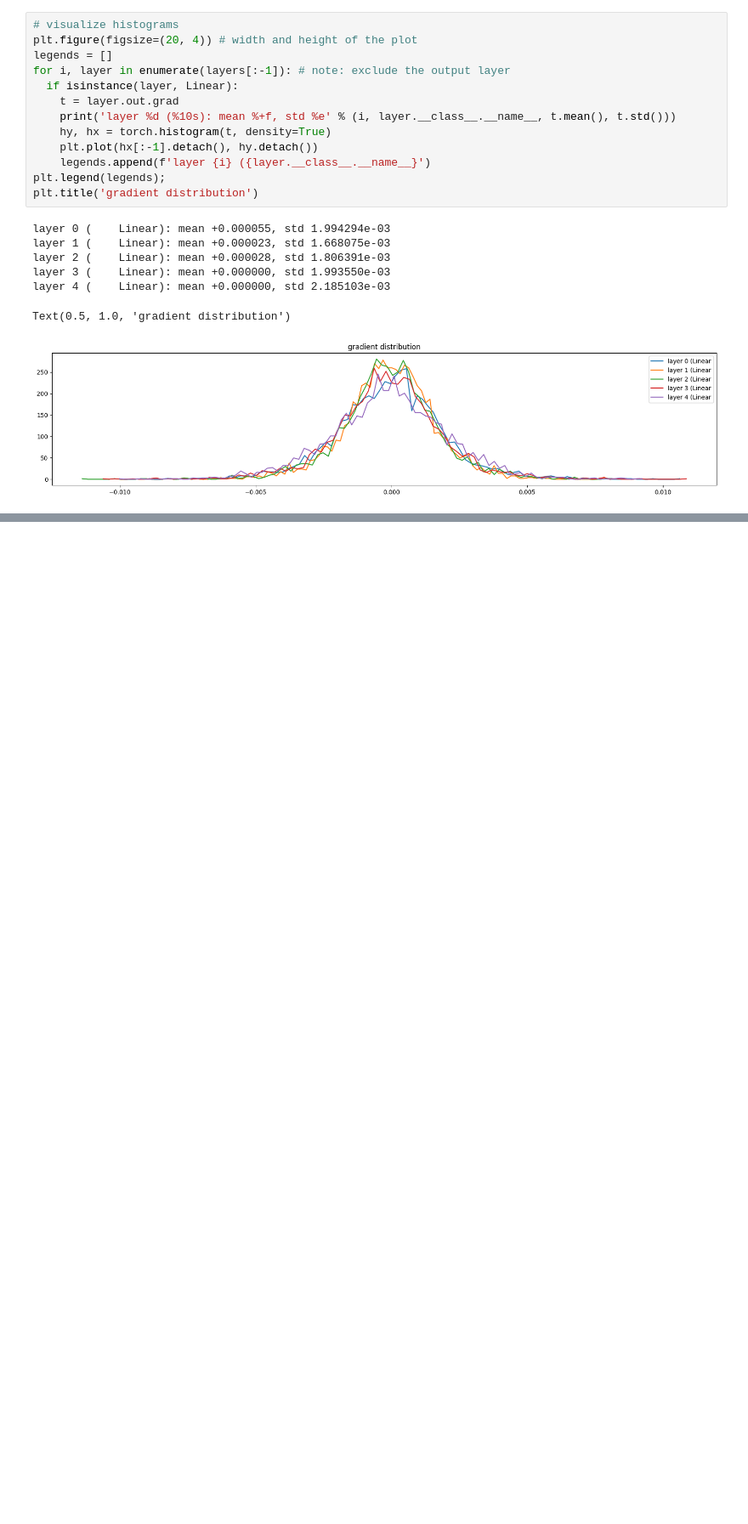
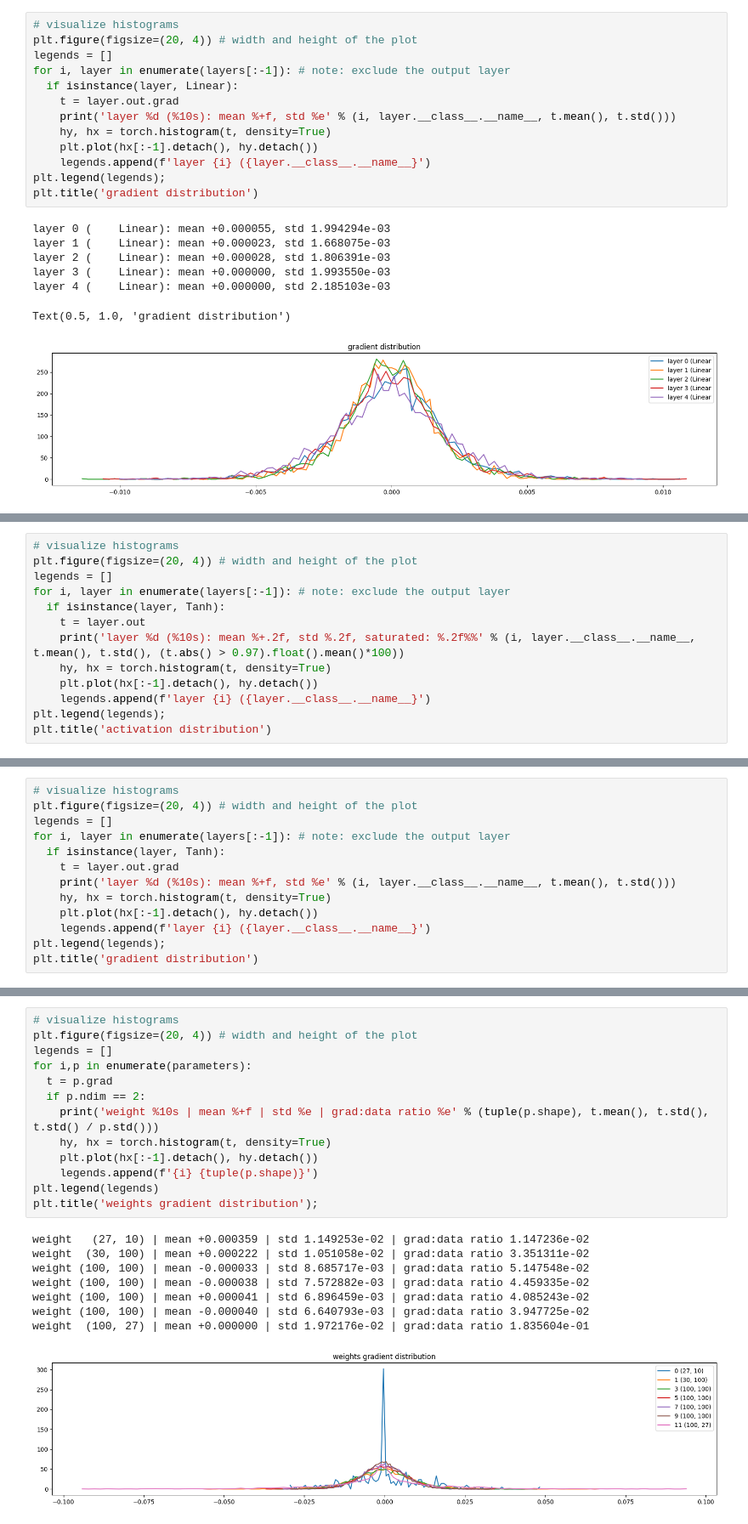
Before and after one commit to vidyabhandary/nanogpt, a Jupyter notebook: Makemore_part3_bn.ipynb, the cells around one changed output, grey strips where cells are left out. Shown at 85% size. Saved outputs shown, nothing was run; the diff lists cells and outputs as text; blank space fills up the shorter version.

```diff
--- a/Makemore_part3_bn.ipynb
+++ b/Makemore_part3_bn.ipynb
@@ -1218,0 +1361,13 @@ Text(0.5, 1.0, 'gradient distribution')
+# %%
+# visualize histograms
+plt.figure(figsize=(20, 4)) # width and height of the plot
+legends = []
+for i, layer in enumerate(layers[:-1]): # note: exclude the output layer
+  if isinstance(layer, Tanh):
+    t = layer.out
+    print('layer %d (%10s): mean %+.2f, std %.2f, saturated: %.2f%%' % (i, layer.__class__.__name__, t.mean(), t.std(), (t.abs() > 0.97).float().mean()*100))
+    hy, hx = torch.histogram(t, density=True)
+    plt.plot(hx[:-1].detach(), hy.detach())
+    legends.append(f'layer {i} ({layer.__class__.__name__}')
+plt.legend(legends);
+plt.title('activation distribution')
@@ -1218,0 +1382,13 @@ Text(0.5, 1.0, 'gradient distribution')
+# %%
+# visualize histograms
+plt.figure(figsize=(20, 4)) # width and height of the plot
+legends = []
+for i, layer in enumerate(layers[:-1]): # note: exclude the output layer
+  if isinstance(layer, Tanh):
+    t = layer.out.grad
+    print('layer %d (%10s): mean %+f, std %e' % (i, layer.__class__.__name__, t.mean(), t.std()))
+    hy, hx = torch.histogram(t, density=True)
+    plt.plot(hx[:-1].detach(), hy.detach())
+    legends.append(f'layer {i} ({layer.__class__.__name__}')
+plt.legend(legends);
+plt.title('gradient distribution')
@@ -1218,0 +1403,22 @@ Text(0.5, 1.0, 'gradient distribution')
+# %%
+# visualize histograms
+plt.figure(figsize=(20, 4)) # width and height of the plot
+legends = []
+for i,p in enumerate(parameters):
+  t = p.grad
+  if p.ndim == 2:
+    print('weight %10s | mean %+f | std %e | grad:data ratio %e' % (tuple(p.shape), t.mean(), t.std(), t.std() / p.std()))
+    hy, hx = torch.histogram(t, density=True)
+    plt.plot(hx[:-1].detach(), hy.detach())
+    legends.append(f'{i} {tuple(p.shape)}')
+plt.legend(legends)
+plt.title('weights gradient distribution');
+# %% [output]
+weight   (27, 10) | mean +0.000359 | std 1.149253e-02 | grad:data ratio 1.147236e-02
+weight  (30, 100) | mean +0.000222 | std 1.051058e-02 | grad:data ratio 3.351311e-02
+weight (100, 100) | mean -0.000033 | std 8.685717e-03 | grad:data ratio 5.147548e-02
+weight (100, 100) | mean -0.000038 | std 7.572882e-03 | grad:data ratio 4.459335e-02
+weight (100, 100) | mean +0.000041 | std 6.896459e-03 | grad:data ratio 4.085243e-02
+weight (100, 100) | mean -0.000040 | std 6.640793e-03 | grad:data ratio 3.947725e-02
+weight  (100, 27) | mean +0.000000 | std 1.972176e-02 | grad:data ratio 1.835604e-01
+[figure, added]
```
Also changed, not shown: parts of 13 cells of this notebook.
